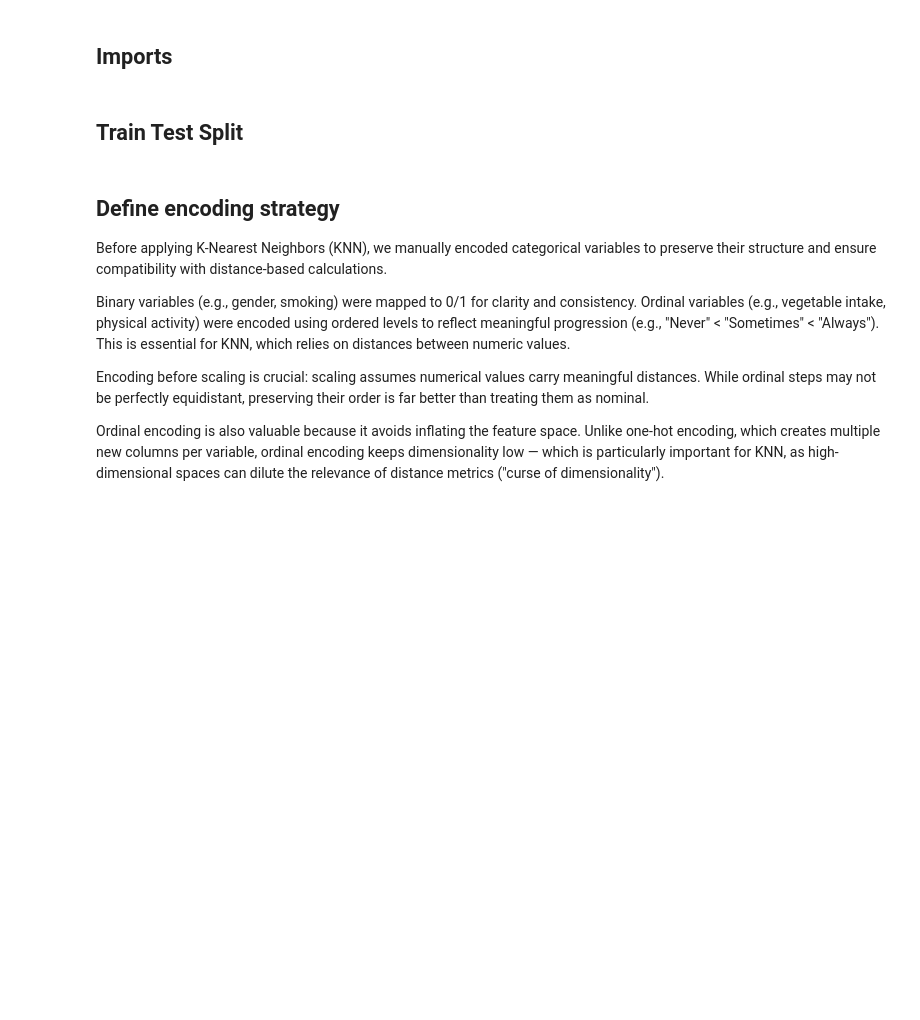
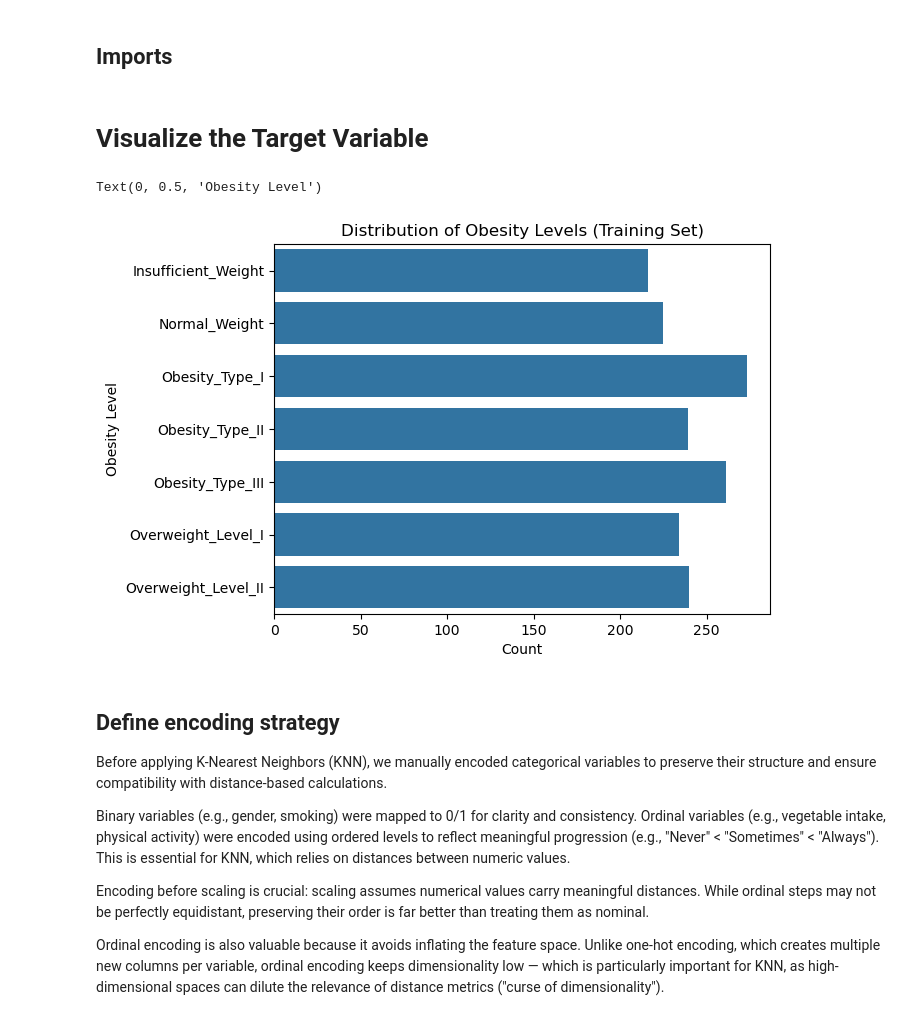
Before and after one commit to nicolasreichardt/ml-project-obesity-prediction, a Jupyter notebook: notebooks/PCA_KNN.ipynb, the cells around one changed output. Cells and saved outputs as stored; diff of their text form; code cells hidden in the pictures; blank space fills up the shorter version.

```diff
--- a/notebooks/PCA_KNN.ipynb
+++ b/notebooks/PCA_KNN.ipynb
@@ -30,21 +20,29 @@ import matplotlib.pyplot as plt
 import seaborn as sns
 import os
 # %%
-# Define target and features
-y = df["obesity_level"]
-X = df.drop(columns=["obesity_level"])
+# Load split data from feather files
+train_path = os.path.join("..", "processed_data", "train_data.feather")
+test_path = os.path.join("..", "processed_data", "test_data.feather")
 
-# Load the dataset
-# Load data
-file_path = os.path.join("..", "processed_data", "obesity_cleaned.feather")
-df = pd.read_feather(file_path)
+train_df = pd.read_feather(train_path)
+test_df = pd.read_feather(test_path)
+
+# Split features and labels again
+y_train = train_df["obesity_level"]
+X_train = train_df.drop(columns=["obesity_level"])
+
+y_test = test_df["obesity_level"]
+X_test = test_df.drop(columns=["obesity_level"])
-# %% [markdown]
-## Train Test Split
-# %%
-#Split the dataset
-X_train, X_test, y_train, y_test = train_test_split(
-    X, y, test_size=0.2, random_state=42
-)
+# %% [markdown]
+# Visualize the Target Variable
+# %%
+sns.countplot(y_train)
+plt.title("Distribution of Obesity Levels (Training Set)")
+plt.xlabel("Count")
+plt.ylabel("Obesity Level")
+# %% [output]
+Text(0, 0.5, 'Obesity Level')
+[figure, added]
 # %% [markdown]
 ## Define encoding strategy
 
```
Also changed, not shown: parts of 18 cells of this notebook, 6 other files.
